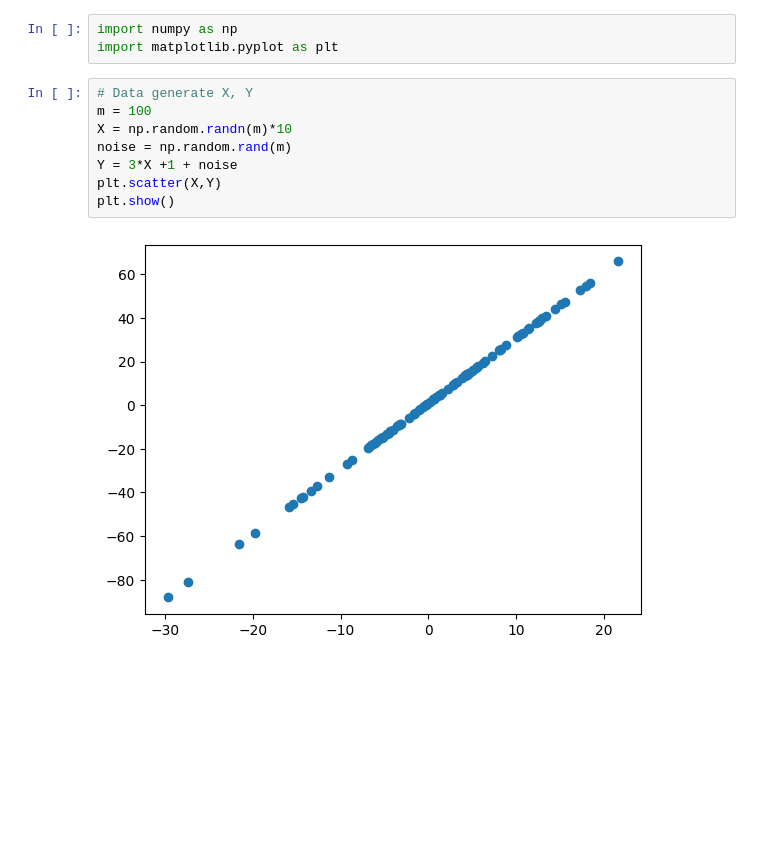
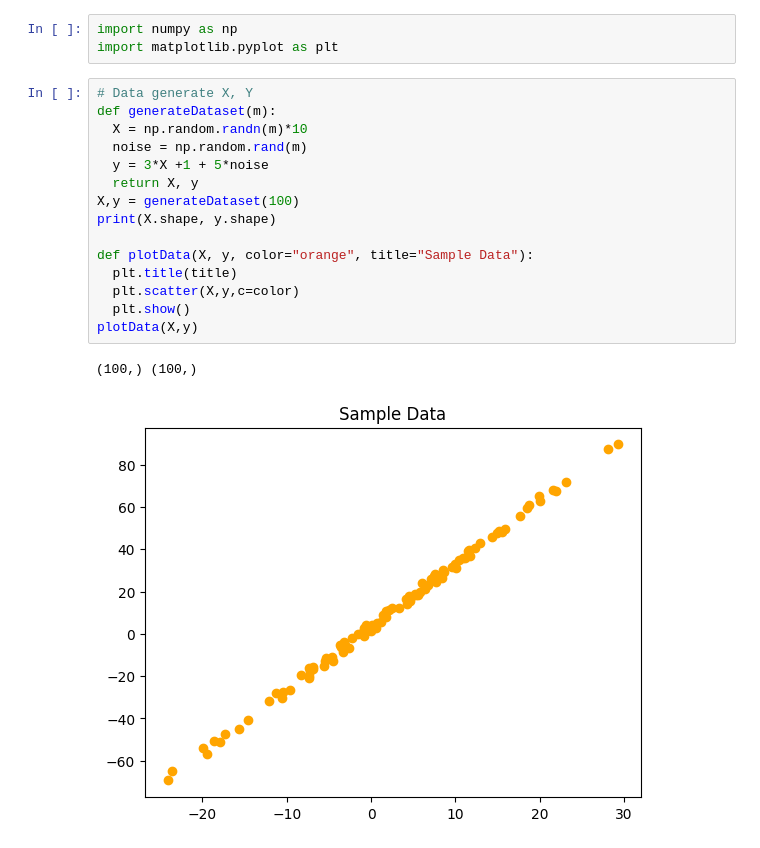
Before and after one commit to SoumyojitMondal/AI_ML_Colab_Repo, a Jupyter notebook: LinearRegression_Learning.ipynb, the cells around one changed output. Drawn from its saved outputs; the diff is of its cells as text; blank space fills up the shorter version.

```diff
--- a/LinearRegression_Learning.ipynb
+++ b/LinearRegression_Learning.ipynb
@@ -5,11 +5,19 @@ import numpy as np
 import matplotlib.pyplot as plt
 # %%
 # Data generate X, Y
-m = 100
-X = np.random.randn(m)*10
-noise = np.random.rand(m)
-Y = 3*X +1 + noise
-plt.scatter(X,Y)
-plt.show()
+def generateDataset(m):
+  X = np.random.randn(m)*10
+  noise = np.random.rand(m)
+  y = 3*X +1 + 5*noise
+  return X, y
+X,y = generateDataset(100)
+print(X.shape, y.shape)
+
+def plotData(X, y, color="orange", title="Sample Data"):
+  plt.title(title)
+  plt.scatter(X,y,c=color)
+  plt.show()
+plotData(X,y)
 # %% [output]
+(100,) (100,)
-[figure, old version]
+[figure, new version]
```
Also changed, not shown: parts of 7 cells of this notebook.
